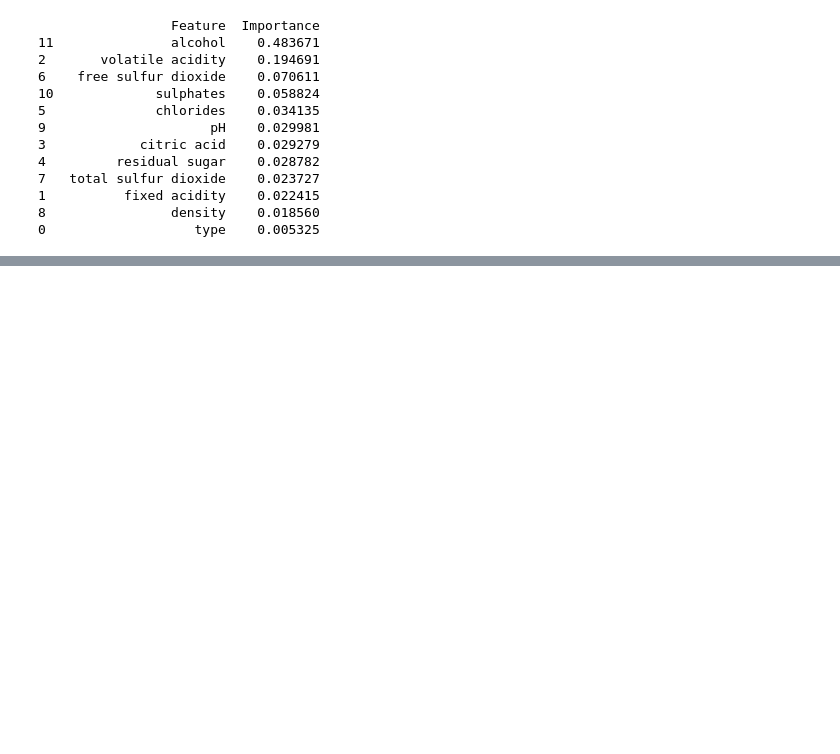
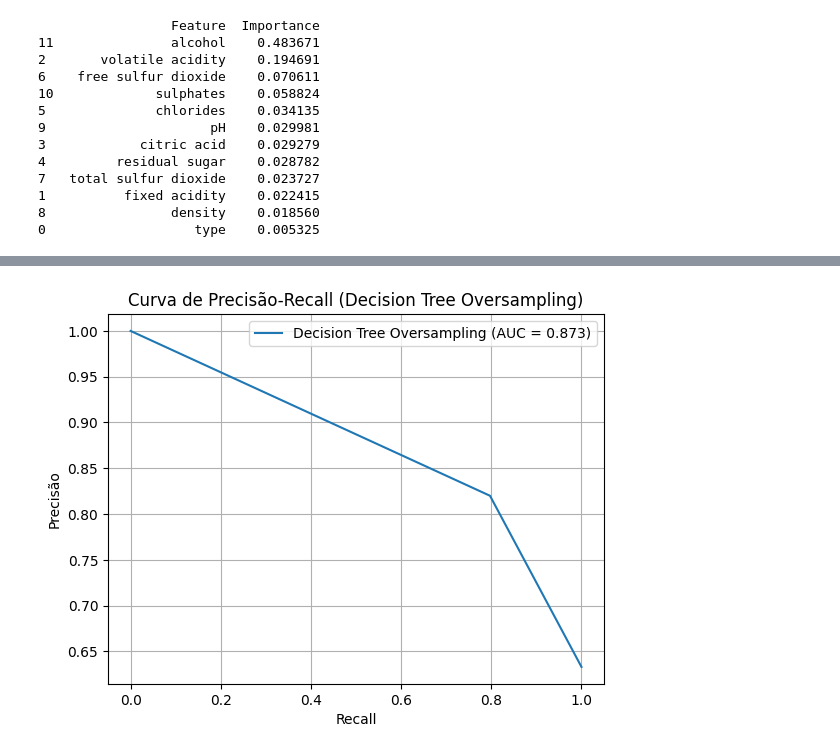
Before and after one commit to BMateusSs/Projeto-PSI3, a Jupyter notebook: decision_tree_wine_quality.ipynb, the cells around one changed output, grey strips where cells are left out. Drawn from its saved outputs; the diff is of its cells as text; code cells hidden in the pictures; blank space fills up the shorter version.

```diff
--- a/decision_tree_wine_quality.ipynb
+++ b/decision_tree_wine_quality.ipynb
@@ -495,0 +559,5 @@ plotar_importancia_features(clf_tree_under, X_res, "Decision Tree Undersampling"
+# %%
+# Curva de Precisão-Recall
+plotar_curva_precision_recall(clf_tree_over, X_test, y_test, "Decision Tree Oversampling")
+# %% [output]
+[figure, added]
```
Also changed, not shown: parts of 9 cells of this notebook.
